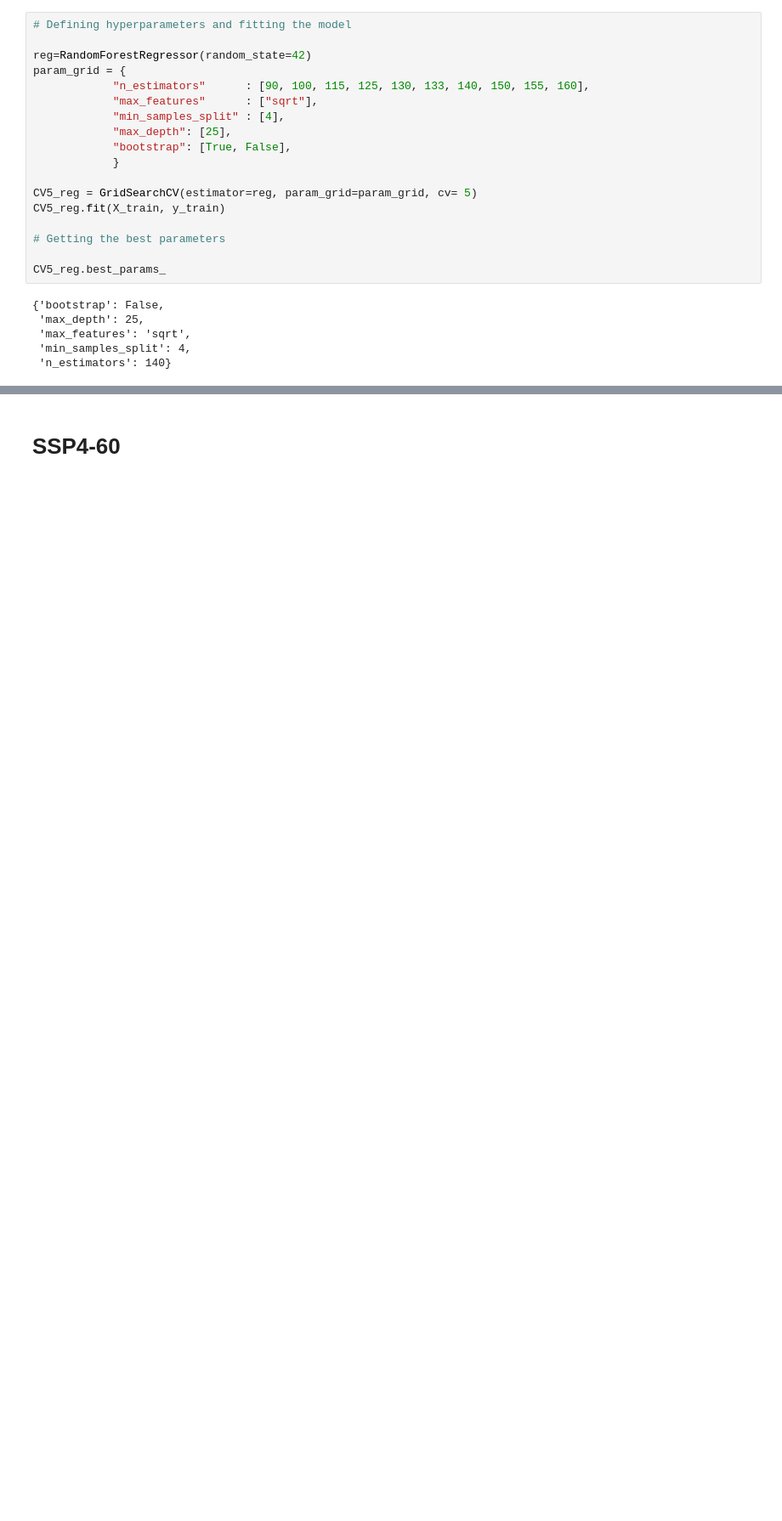
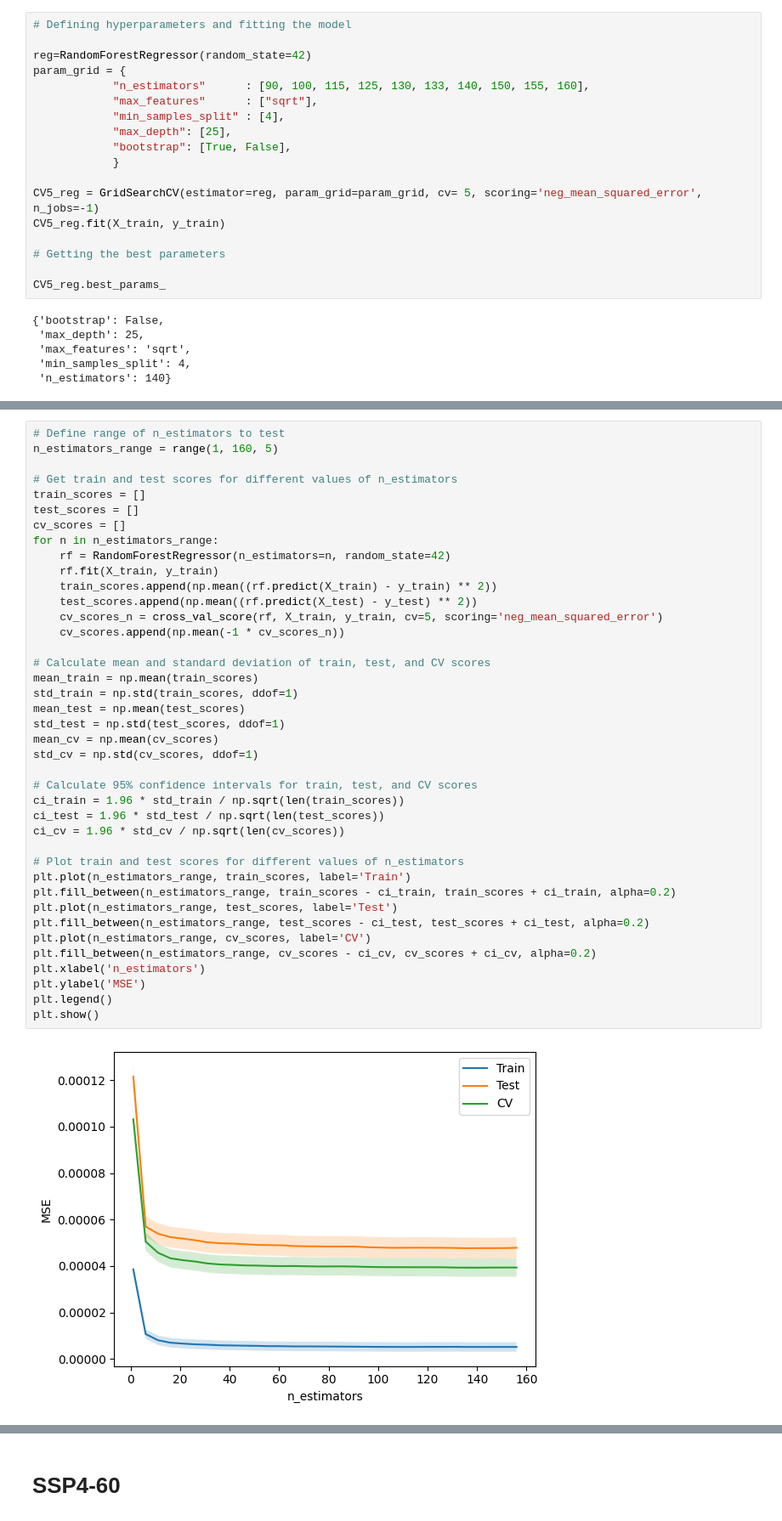
Before and after one commit to Prasannar07/Sea-level-rise, a Jupyter notebook: sneasybrick-ciam copy.ipynb, the cells around one changed output, grey strips where cells are left out. Shown: that part at 85% size. Cells and saved outputs as stored; diff of their text form; blank space fills up the shorter version.

```diff
--- a/sneasybrick-ciam copy.ipynb
+++ b/sneasybrick-ciam copy.ipynb
@@ -189,7 +191,7 @@ param_grid = {
             "bootstrap": [True, False],
             }
 
-CV5_reg = GridSearchCV(estimator=reg, param_grid=param_grid, cv= 5)
+CV5_reg = GridSearchCV(estimator=reg, param_grid=param_grid, cv= 5, scoring='neg_mean_squared_error', n_jobs=-1)
 CV5_reg.fit(X_train, y_train)
 
 # Getting the best parameters
@@ -204,3 +214,45 @@ CV5_reg.best_params_
+# %%
+# Define range of n_estimators to test
+n_estimators_range = range(1, 160, 5)
+
+# Get train and test scores for different values of n_estimators
+train_scores = []
+test_scores = []
+cv_scores = []
+for n in n_estimators_range:
+    rf = RandomForestRegressor(n_estimators=n, random_state=42)
+    rf.fit(X_train, y_train)
+    train_scores.append(np.mean((rf.predict(X_train) - y_train) ** 2))
+    test_scores.append(np.mean((rf.predict(X_test) - y_test) ** 2))
+    cv_scores_n = cross_val_score(rf, X_train, y_train, cv=5, scoring='neg_mean_squared_error')
+    cv_scores.append(np.mean(-1 * cv_scores_n))
+
+# Calculate mean and standard deviation of train, test, and CV scores
+mean_train = np.mean(train_scores)
+std_train = np.std(train_scores, ddof=1)
+mean_test = np.mean(test_scores)
+std_test = np.std(test_scores, ddof=1)
+mean_cv = np.mean(cv_scores)
+std_cv = np.std(cv_scores, ddof=1)
+
+# Calculate 95% confidence intervals for train, test, and CV scores
+ci_train = 1.96 * std_train / np.sqrt(len(train_scores))
+ci_test = 1.96 * std_test / np.sqrt(len(test_scores))
+ci_cv = 1.96 * std_cv / np.sqrt(len(cv_scores))
+
+# Plot train and test scores for different values of n_estimators
+plt.plot(n_estimators_range, train_scores, label='Train')
+plt.fill_between(n_estimators_range, train_scores - ci_train, train_scores + ci_train, alpha=0.2)
+plt.plot(n_estimators_range, test_scores, label='Test')
+plt.fill_between(n_estimators_range, test_scores - ci_test, test_scores + ci_test, alpha=0.2)
+plt.plot(n_estimators_range, cv_scores, label='CV')
+plt.fill_between(n_estimators_range, cv_scores - ci_cv, cv_scores + ci_cv, alpha=0.2)
+plt.xlabel('n_estimators')
+plt.ylabel('MSE')
+plt.legend()
+plt.show()
+# %% [output]
+[figure, added]
 # %%
 # Defining hyperparameters and fitting the model
 
```
Also changed, not shown: parts of 4 cells of this notebook.
